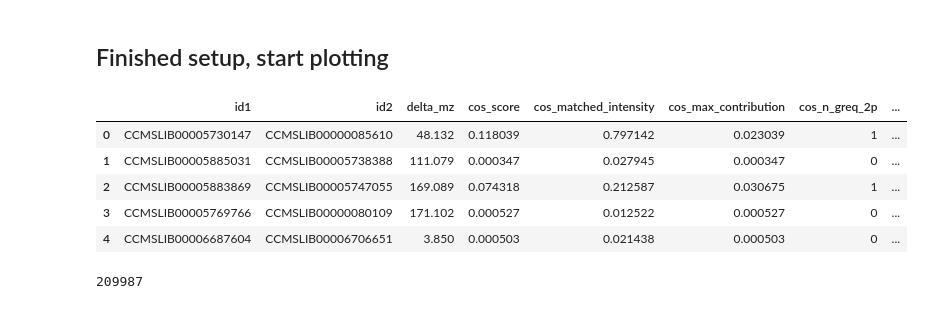
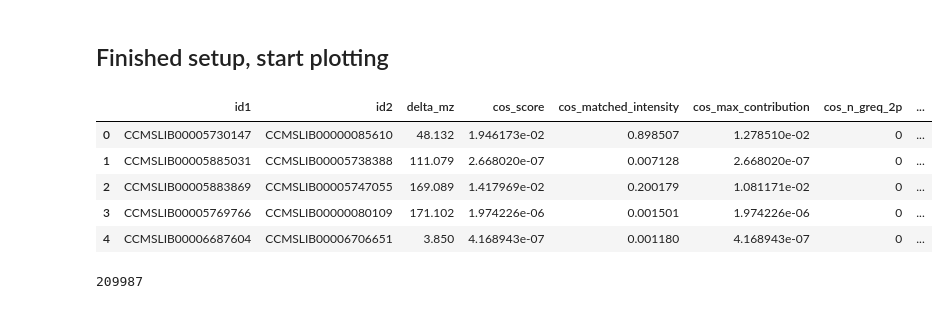
Before and after one commit to bittremieux/cosine_neutral_loss, a Jupyter notebook: notebooks/plots.ipynb, the cells around one changed output. Cells and saved outputs as stored; diff of their text form; code cells hidden in the pictures.

```diff
--- a/notebooks/plots.ipynb
+++ b/notebooks/plots.ipynb
@@ -27,24 +27,24 @@ sns.set_context("paper")
 # %% [markdown]
 ## Finished setup, start plotting
 # %%
-filename = "results/gnps_lib_sqrt_True_500000pairs_6min_signals_200maxdelta.parquet"
-# filename = "results/gnps_lib_sqrt_False_500000pairs_6min_signals_200maxdelta.parquet"
+# filename = "results/gnps_lib_sqrt_True_500000pairs_6min_signals_200maxdelta.parquet"
+filename = "results/gnps_lib_sqrt_False_500000pairs_6min_signals_200maxdelta.parquet"
 # filename = "results/BILELIB19_oxygen_sqrt_False_500000pairs_6min_signals_15i9949specific_delta.parquet"
 # filename = "results/BILELIB19_as_exchange_sqrt_False_500000pairs_6min_signals_200maxdelta_8mods.parquet"
 # filename = "results/BILELIB19_bile_conjugates_sqrt_False_500000pairs_6min_signals_200maxdelta_5mods.parquet"
 
 # use filename to identify exported files
 analysis_id = Path(filename).stem
 
 similarities = pd.read_parquet(filename)
 similarities.head(5)
 # %% [output]
 |  | id1 | id2 | delta_mz | cos_score | cos_matched_intensity | cos_max_contribution | cos_n_greq_2p | ... |
-| 0 | CCMSLIB00005730147 | CCMSLIB00000085610 | 48.132 | 0.118039 | 0.797142 | 0.023039 | 1 | ... |
-| 1 | CCMSLIB00005885031 | CCMSLIB00005738388 | 111.079 | 0.000347 | 0.027945 | 0.000347 | 0 | ... |
-| 2 | CCMSLIB00005883869 | CCMSLIB00005747055 | 169.089 | 0.074318 | 0.212587 | 0.030675 | 1 | ... |
-| 3 | CCMSLIB00005769766 | CCMSLIB00000080109 | 171.102 | 0.000527 | 0.012522 | 0.000527 | 0 | ... |
-| 4 | CCMSLIB00006687604 | CCMSLIB00006706651 | 3.850 | 0.000503 | 0.021438 | 0.000503 | 0 | ... |
+| 0 | CCMSLIB00005730147 | CCMSLIB00000085610 | 48.132 | 1.946173e-02 | 0.898507 | 1.278510e-02 | 0 | ... |
+| 1 | CCMSLIB00005885031 | CCMSLIB00005738388 | 111.079 | 2.668020e-07 | 0.007128 | 2.668020e-07 | 0 | ... |
+| 2 | CCMSLIB00005883869 | CCMSLIB00005747055 | 169.089 | 1.417969e-02 | 0.200179 | 1.081171e-02 | 0 | ... |
+| 3 | CCMSLIB00005769766 | CCMSLIB00000080109 | 171.102 | 1.974226e-06 | 0.001501 | 1.974226e-06 | 0 | ... |
+| 4 | CCMSLIB00006687604 | CCMSLIB00006706651 | 3.850 | 4.168943e-07 | 0.001180 | 4.168943e-07 | 0 | ... |
 # %%
 similarities = similarities[(similarities["cos_score"]>0) & (similarities["mod_score"]>0) & (similarities["nl_score"]>0)]
 len(similarities)
```
Also changed, not shown: parts of 5 cells of this notebook, 2 other files.
